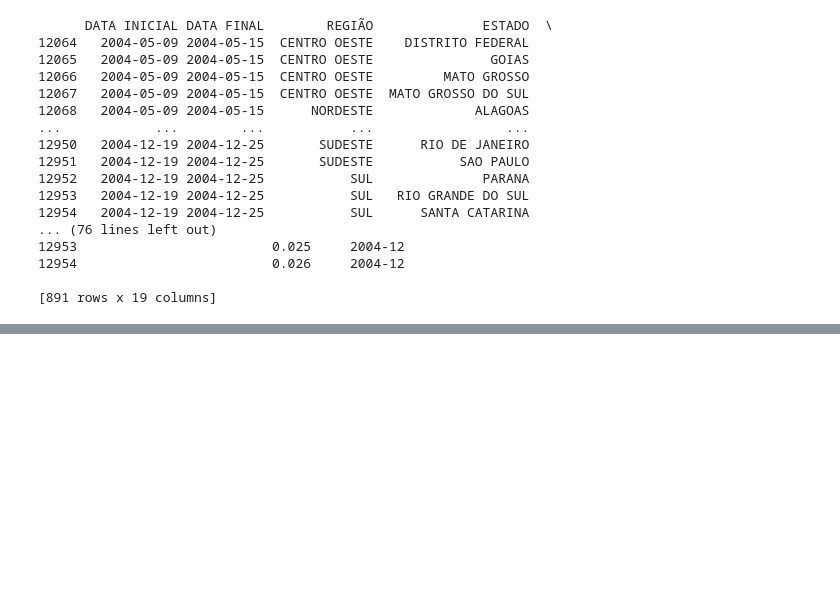
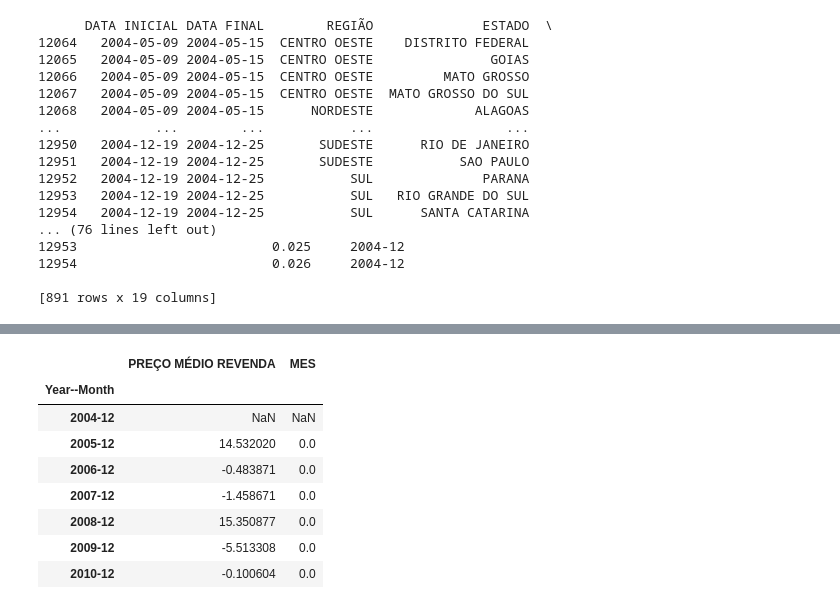
Before and after one commit to ludiemert/Analyzing_Data_Pandas_SQL, a Jupyter notebook: 4_Projectos/1_Prices_Gas/1_Price_Gas.ipynb, the cells around one changed output, grey strips where cells are left out. Saved outputs shown, nothing was run; the diff lists cells and outputs as text; code cells hidden in the pictures; blank space fills up the shorter version.

```diff
--- a/4_Projectos/1_Prices_Gas/1_Price_Gas.ipynb
+++ b/4_Projectos/1_Prices_Gas/1_Price_Gas.ipynb
@@ -496,0 +576,13 @@ np.float64(2.212404040404041)
+# %%
+# com percentual
+(df_month[df_month["MES"] == 12] / df_month[df_month["MES"] == 12].shift(1) -1) * 100
+# %% [output]
+|  | PREÇO MÉDIO REVENDA | MES |
+| Year--Month |  |  |
+| 2004-12 | NaN | NaN |
+| 2005-12 | 14.532020 | 0.0 |
+| 2006-12 | -0.483871 | 0.0 |
+| 2007-12 | -1.458671 | 0.0 |
+| 2008-12 | 15.350877 | 0.0 |
+| 2009-12 | -5.513308 | 0.0 |
+| 2010-12 | -0.100604 | 0.0 |
```
Also changed, not shown: parts of 13 cells of this notebook, 2 other files.
